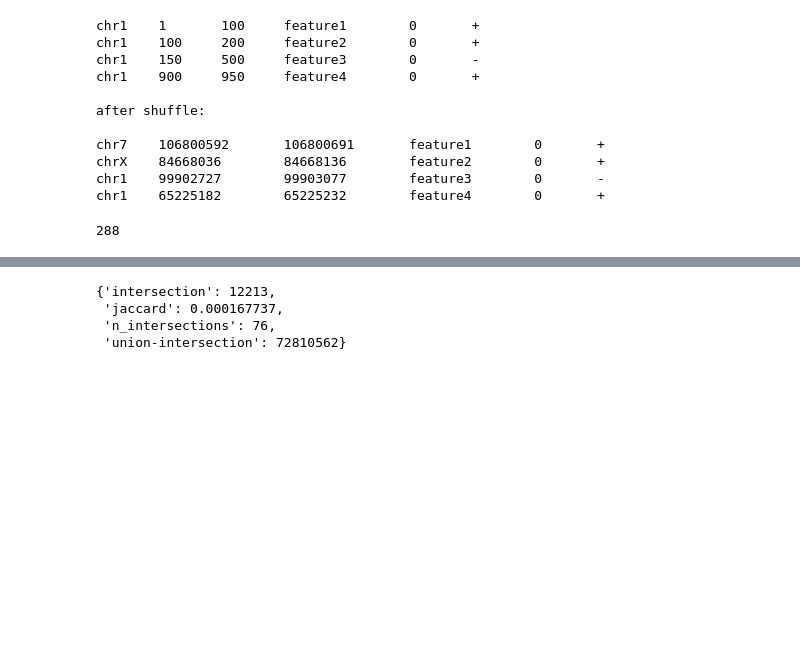
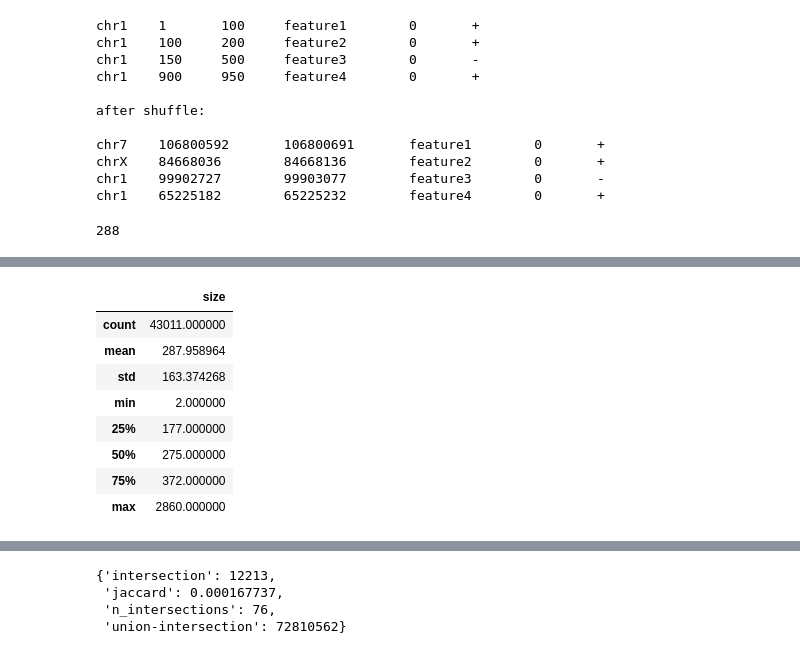
Before and after one commit to mvanzetti/thesis, a Jupyter notebook: notebooks/Null Model.ipynb, the cells around one changed output, grey strips where cells are left out. Saved outputs shown, nothing was run; the diff lists cells and outputs as text; code cells hidden in the pictures; blank space fills up the shorter version.

```diff
--- a/notebooks/Null Model.ipynb
+++ b/notebooks/Null Model.ipynb
@@ -69,0 +93,14 @@ fantom_random_bed_sorted = fantom_random_bed.sort()
+# %%
+fantom_shuffled_df = fantom_shuffled_bed.to_dataframe()
+fantom_shuffled_df['size'] = fantom_shuffled_df.apply(lambda row: compute_size(row), axis = 1)
+fantom_shuffled_df[['size']].describe()
+# %% [output]
+|  | size |
+| count | 43011.000000 |
+| mean | 287.958964 |
+| std | 163.374268 |
+| min | 2.000000 |
+| 25% | 177.000000 |
+| 50% | 275.000000 |
+| 75% | 372.000000 |
+| max | 2860.000000 |
```
Also changed, not shown: parts of 6 cells of this notebook.
